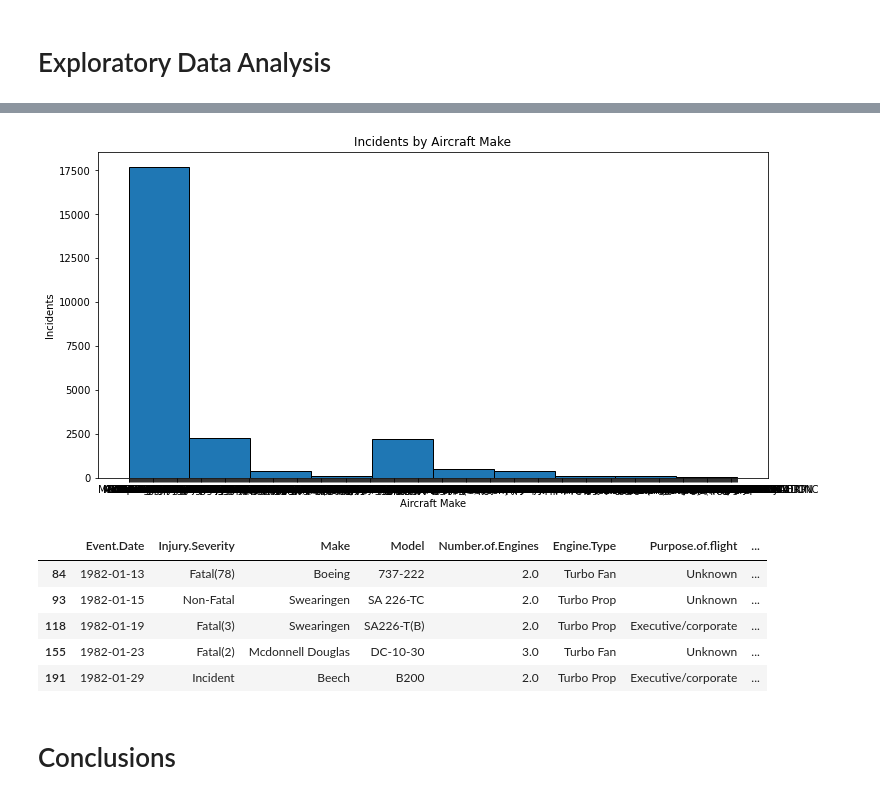
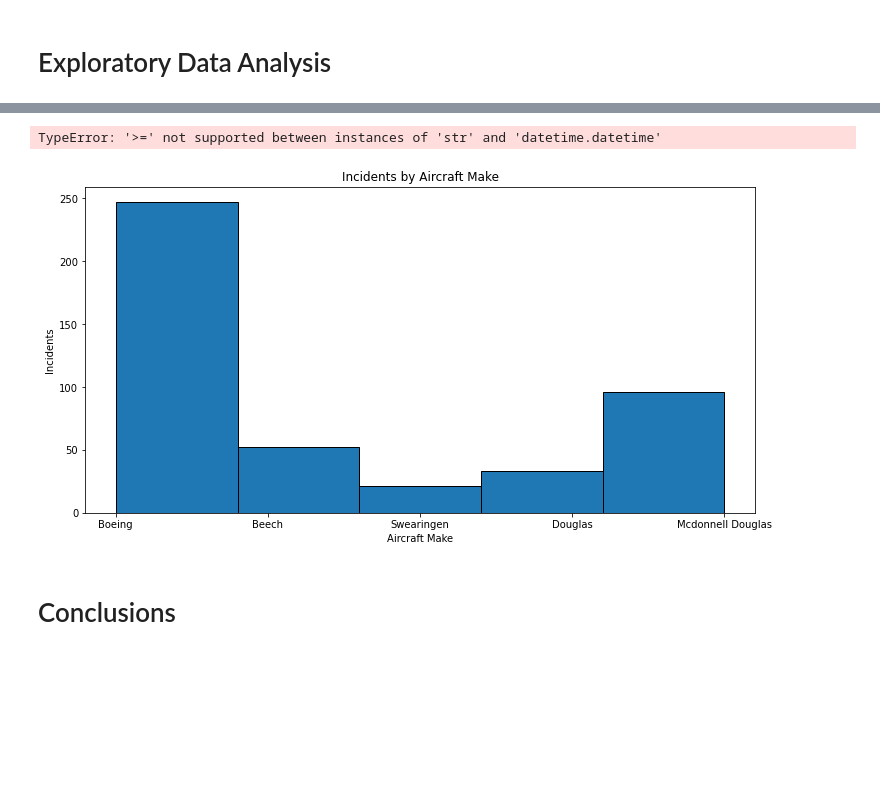
Before and after one commit to sfp13VA/Phase_1_Project, a Jupyter notebook: notebook.ipynb, the cells around one changed output, grey strips where cells are left out. Cells and saved outputs as stored; diff of their text form; code cells hidden in the pictures; blank space fills up the shorter version.

Commit message:
EDA visualizations

```diff
--- a/notebook.ipynb
+++ b/notebook.ipynb
@@ -620,0 +594,5 @@ Name: Purpose.of.flight, dtype: int64
+# %%
+top_5_makes = safest_aircraft['Make'].value_counts().nlargest(5).index
+# %%
+safest_aircraft = safest_aircraft[safest_aircraft['Make'].isin(top_5_makes)]
+print (safest_aircraft)
@@ -630,21 +646,19 @@ safest_aircraft.head()
+# %%
+from datetime import datetime
+cut_off_date = datetime(2000, 1, 1)
+# %%
+safest_aircraft = safest_aircraft[safest_aircraft['Event.Date'] >= cut_off_date]
+# %% [output]
+TypeError: '>=' not supported between instances of 'str' and 'datetime.datetime'
 # %%
 fig, ax = plt.subplots(figsize=(12, 6))
-plt.hist(data['Make'], bins=10, edgecolor='black')
+plt.hist(safest_aircraft['Make'], bins=5, edgecolor='black')
 ax.set_xlabel("Aircraft Make")
 ax.set_ylabel("Incidents")
 ax.set_title("Incidents by Aircraft Make")
 plt.show()
 # %% [output]
-[figure, old version]
+[figure, new version]
-# %%
-safest_aircraft.head()
-# %% [output]
-|  | Event.Date | Injury.Severity | Make | Model | Number.of.Engines | Engine.Type | Purpose.of.flight | ... |
-| 84 | 1982-01-13 | Fatal(78) | Boeing | 737-222 | 2.0 | Turbo Fan | Unknown | ... |
-| 93 | 1982-01-15 | Non-Fatal | Swearingen | SA 226-TC | 2.0 | Turbo Prop | Unknown | ... |
-| 118 | 1982-01-19 | Fatal(3) | Swearingen | SA226-T(B) | 2.0 | Turbo Prop | Executive/corporate | ... |
-| 155 | 1982-01-23 | Fatal(2) | Mcdonnell Douglas | DC-10-30 | 3.0 | Turbo Fan | Unknown | ... |
-| 191 | 1982-01-29 | Incident | Beech | B200 | 2.0 | Turbo Prop | Executive/corporate | ... |
 # %% [markdown]
 # Conclusions
 # %% [markdown]
```
Also changed, not shown: parts of 38 cells of this notebook.
